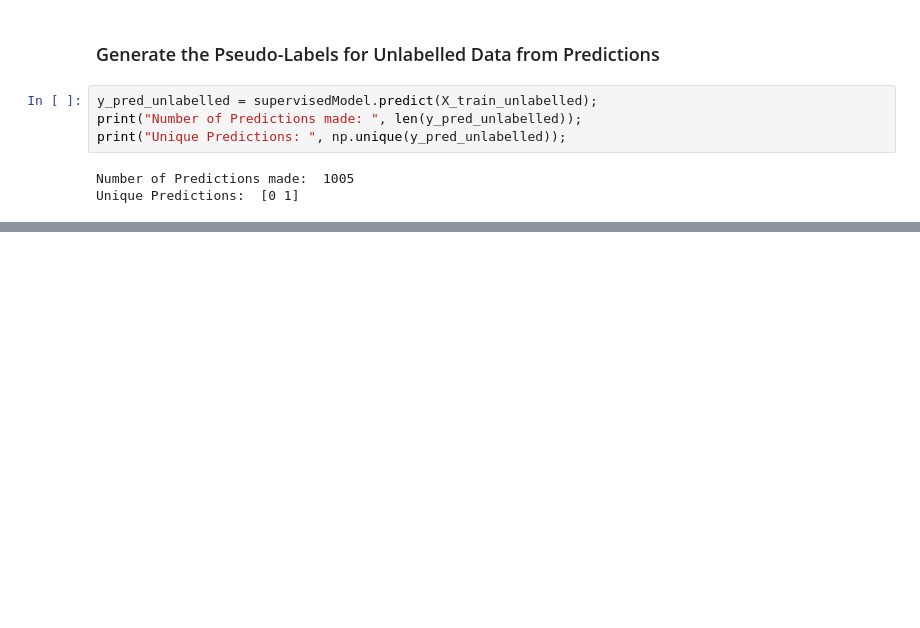
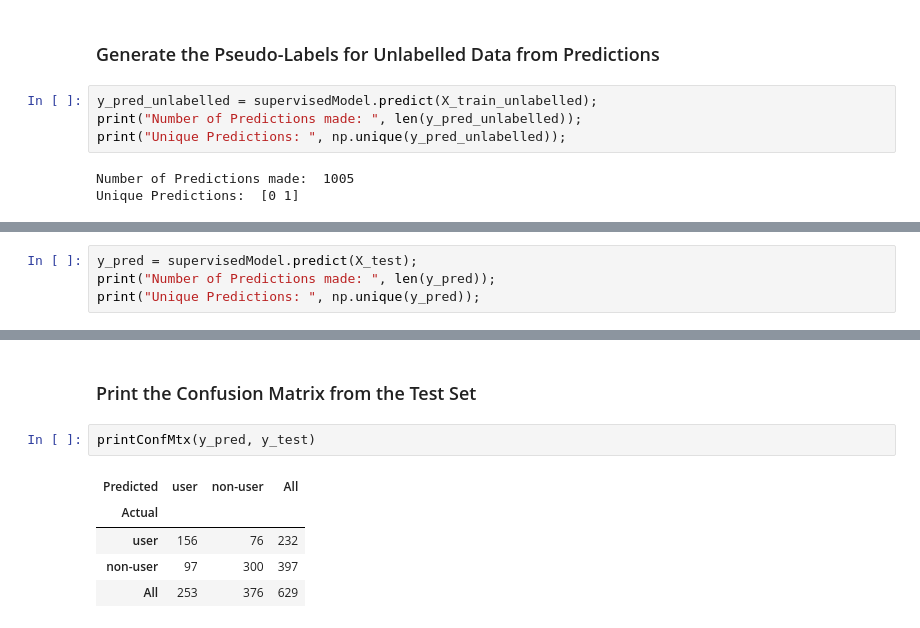
Before and after one commit to kmock930/Drug-Consumption-Machine-Learning-analysis, a Jupyter notebook: Project - Semi Supervised Learning/CSI5155 Project - Self Training.ipynb, the cells around one changed output, grey strips where cells are left out. Drawn from its saved outputs; the diff is of its cells as text; blank space fills up the shorter version.

```diff
--- a/Project - Semi Supervised Learning/CSI5155 Project - Self Training.ipynb
+++ b/Project - Semi Supervised Learning/CSI5155 Project - Self Training.ipynb
@@ -101,0 +155,4 @@ Unique Predictions:  [0 1]
+# %%
+y_pred = supervisedModel.predict(X_test);
+print("Number of Predictions made: ", len(y_pred));
+print("Unique Predictions: ", np.unique(y_pred));
@@ -101,0 +185,10 @@ Unique Predictions:  [0 1]
+# %% [markdown]
+### Print the Confusion Matrix from the Test Set
+# %%
+printConfMtx(y_pred, y_test)
+# %% [output]
+| Predicted | user | non-user | All |
+| Actual |  |  |  |
+| user | 156 | 76 | 232 |
+| non-user | 97 | 300 | 397 |
+| All | 253 | 376 | 629 |
```
Also changed, not shown: parts of 20 cells of this notebook, 3 other files.
